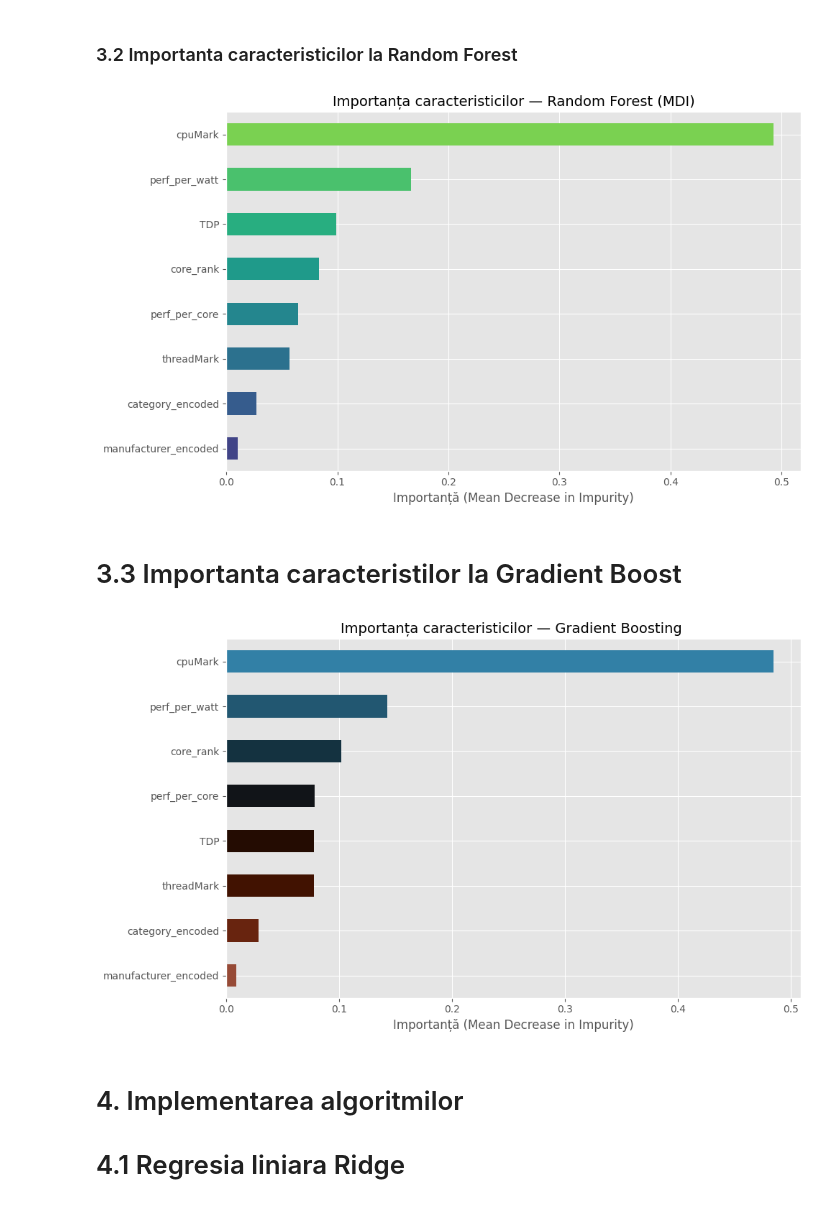
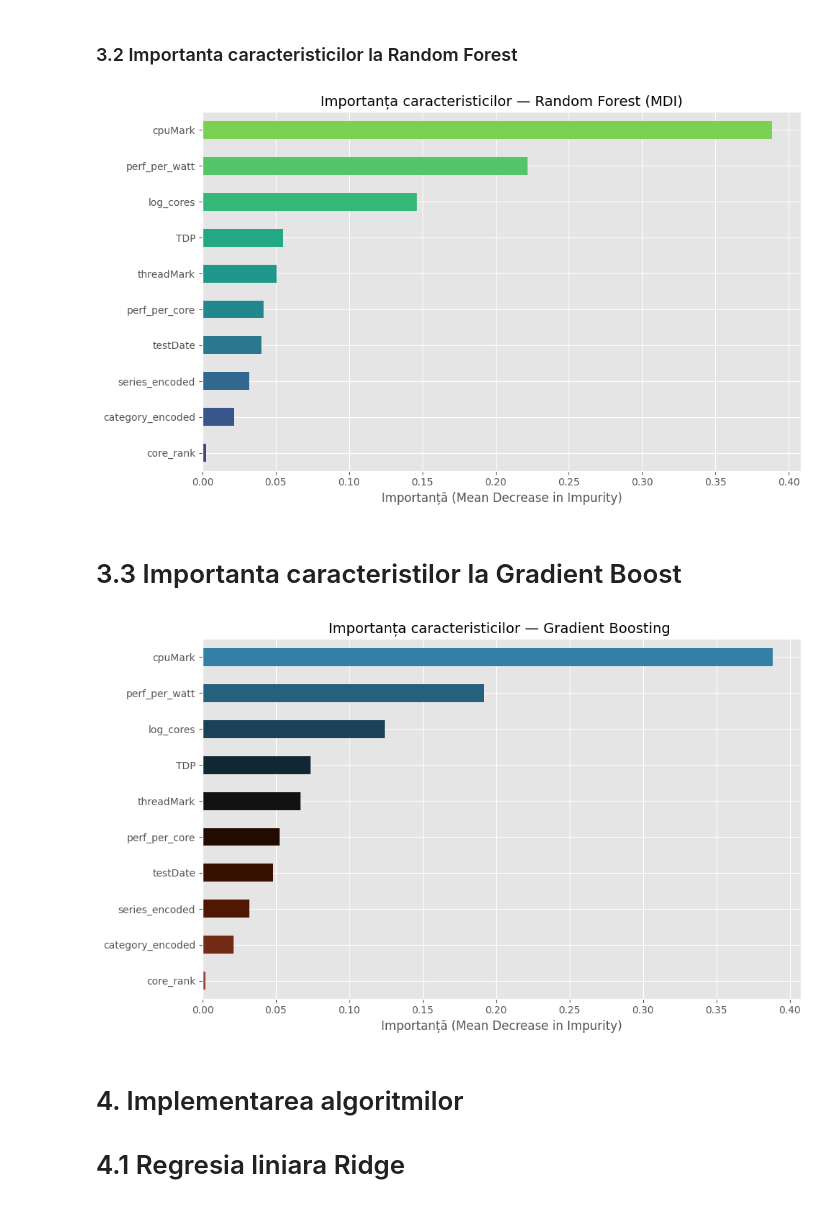
Before and after one commit to Madachii/sisteme-inteligente, a Jupyter notebook: src/notebook.ipynb, the cells around one changed output. Cells and saved outputs as stored; diff of their text form; code cells hidden in the pictures.

```diff
--- a/src/notebook.ipynb
+++ b/src/notebook.ipynb
@@ -132,7 +185,7 @@ df_fe = df_log_price.copy()
 # 1. Performanta per nucleu
 df_fe['perf_per_core'] = df_fe['cpuMark'] / df_fe['cores']
 
-# 3. Performanta per watt
+# 2. Performanta per watt
 df_fe['perf_per_watt'] = df_fe['cpuMark'] / df_fe['TDP'].replace(0, np.nan)
 
 def bin_cores(c):
@@ -146,10 +199,17 @@ def bin_cores(c):
         return 3  # ultra
 
 df_fe['core_rank'] = df_fe['cores'].apply(bin_cores)
+df_fe['log_cores'] = np.log1p(df_fe['cores'])
 
+# Adaug pre\u021bul \u00eenapoi pentru filtrare
+df_fe['price'] = df['price']
 
-le_manuf = LabelEncoder()
-df_fe['manufacturer_encoded'] = le_manuf.fit_transform(df_fe['manufacturer'])
+# Elimin outlierii de pre\u021b extremi (< 50 RON = ~$11)
+df_fe = df_fe[df_fe['price'] >= 50].copy()
+print(f'R\u00e2nduri dup\u0103 filtrare pre\u021b < 50 RON: {len(df_fe)}')
+
+le_series = LabelEncoder()
+df_fe['series_encoded'] = le_series.fit_transform(df_fe['series'])
 
 le_cat = LabelEncoder()
 df_fe['category_encoded'] = le_cat.fit_transform(df_fe['category'])
@@ -312,43 +369,47 @@ plt.show()
 # %%
 feature_cols = ['cpuMark', 'threadMark', 'TDP',
                 'perf_per_core', 'perf_per_watt',
-                'core_rank', 'manufacturer_encoded', 'category_encoded']
+                'core_rank', 'log_cores',
+                'series_encoded', 'category_encoded',
+                'testDate']
 
 df_model = df_fe.dropna()
 X = df_model[feature_cols]
 y = df_model['log_price']
 
 X_train, X_test, y_train, y_test = train_test_split(X, y, test_size=0.2, random_state=33550336)
 
 
 rf = RandomForestRegressor(
     n_estimators=200,
     max_depth=15,
     min_samples_split=10,
     min_samples_leaf=4,
     random_state=33550336,
     n_jobs=-1
 )
 rf.fit(X_train, y_train)
 
 importances_mdi = pd.Series(rf.feature_importances_, index=feature_cols)
 importances_mdi = importances_mdi.sort_values(ascending=True)
 
 plt.figure(figsize=(10, 6))
 colors = plt.cm.viridis(np.linspace(0.2, 0.8, len(importances_mdi)))
 importances_mdi.plot(kind='barh', color=colors)
-plt.title('Importanța caracteristicilor — Random Forest (MDI)', fontsize=14)
-plt.xlabel('Importanță (Mean Decrease in Impurity)')
+plt.title('Importan\u021ba caracteristicilor \u2014 Random Forest (MDI)', fontsize=14)
+plt.xlabel('Importan\u021b\u0103 (Mean Decrease in Impurity)')
 plt.tight_layout()
 plt.show()
 # %% [output]
-[figure, old version]
+[figure, new version]
 # %% [markdown]
 # 3.3 Importanta caracteristilor la Gradient Boost
 # %%
 feature_cols = ['cpuMark', 'threadMark', 'TDP',
                 'perf_per_core', 'perf_per_watt',
-                'core_rank', 'manufacturer_encoded', 'category_encoded']
+                'core_rank', 'log_cores',
+                'series_encoded', 'category_encoded',
+                'testDate']
 
 df_model = df_fe.dropna()
 X = df_model[feature_cols]
@@ -375,23 +436,12 @@ importances_gb = importances_gb.sort_values(ascending=True)
 plt.figure(figsize=(10, 6))
 colors = plt.cm.berlin_r(np.linspace(0.2, 0.8, len(importances_gb)))
 importances_gb.plot(kind='barh', color=colors)
-plt.title('Importanța caracteristicilor — Gradient Boosting ', fontsize=14)
-plt.xlabel('Importanță (Mean Decrease in Impurity)')
+plt.title('Importan\u021ba caracteristicilor \u2014 Gradient Boosting ', fontsize=14)
+plt.xlabel('Importan\u021b\u0103 (Mean Decrease in Impurity)')
 plt.tight_layout()
 plt.show()
-
-
-# y_pred_log_gb = gb.predict(X_test)
-# r2_gb = r2_score(y_test, y_pred_log_gb)
-# mae_gb = mean_absolute_error(np.expm1(y_test), np.expm1(y_pred_log_gb))
-# rmse_gb = np.sqrt(mean_squared_error(np.expm1(y_test), np.expm1(y_pred_log_gb)))
-# mape_gb = np.mean(np.abs((np.expm1(y_test) - np.expm1(y_pred_log_gb)) / np.expm1(y_test))) * 100
-# print(f'R² test: {r2_gb:.4f}')
-# print(f'MAE: {mae_gb:.2f} RON')
-# print(f'RMSE: {rmse_gb:.2f} RON')
-# print(f'MAPE: {mape_gb:.2f}%')
 # %% [output]
-[figure, old version]
+[figure, new version]
 # %% [markdown]
 # 4. Implementarea algoritmilor
 # 4.1 Regresia liniara Ridge
```
Also changed, not shown: parts of 18 cells of this notebook, 2 other files.
